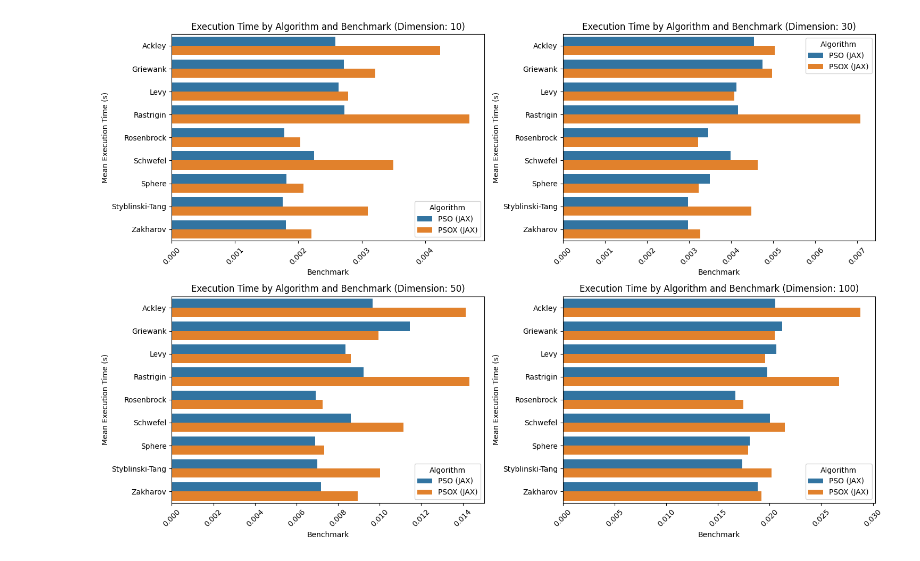
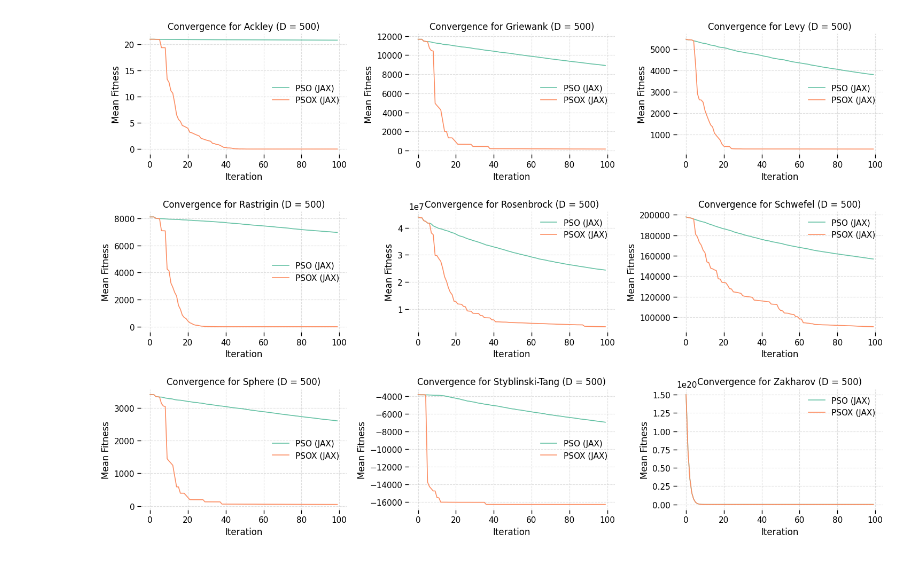
Before and after one commit to marcosnevary/pso, a Jupyter notebook: notebooks/analysis.ipynb, the cells around one changed output. Drawn from its saved outputs; the diff is of its cells as text; code cells hidden in the pictures.

```diff
--- a/notebooks/analysis.ipynb
+++ b/notebooks/analysis.ipynb
@@ -20,20 +22,0 @@ df.head()
-# %%
-fig, axes = plt.subplots(3, 3, figsize=(15, 10))
-axes = axes.flatten()
-
-dimension = 50
-for ax, benchmark in zip(axes, df["benchmark"].unique()):
-    subset = df[(df["dimension"] == dimension) & (df["benchmark"] == benchmark)]
-    for algorithm in subset["algorithm"].unique():
-        alg_subset = subset[subset["algorithm"] == algorithm]
-        fitness_histories = alg_subset["fitness_history"].tolist()
-        mean_fitness = pd.DataFrame(fitness_histories).mean()
-        ax.plot(mean_fitness, label=algorithm)
-    ax.set_title(f"Fitness History for {benchmark} (Dimension: {dimension})")
-    ax.set_xlabel("Iteration")
-    ax.set_ylabel("Mean Fitness")
-    ax.legend()
-    ax.grid()
-
-plt.tight_layout()
-plt.show()
@@ -42,31 +23,29 @@ plt.show()
-# %%
-fig, axes = plt.subplots(nrows=2, ncols=2, figsize=(15, 10))
-axes = axes.flatten()
-
-for ax, dimension in zip(axes, df["dimension"].unique()):
-    mean = (
-        df[df["dimension"] == dimension]
-        .groupby(["benchmark", "algorithm"])["execution_time"]
-        .mean()
-    )
-
-    sns.barplot(
-        x=mean.values,
-        y=mean.index.get_level_values("benchmark"),
-        hue=mean.index.get_level_values("algorithm"),
-        orient="h",
-        ax=ax,
-    )
-    ax.set_title(f"Execution Time by Algorithm and Benchmark (Dimension: {dimension})")
-    ax.set_xlabel("Benchmark")
-    ax.set_ylabel("Mean Execution Time (s)")
-    ax.legend(title="Algorithm")
-    ax.tick_params(axis="x", rotation=45)
-
-plt.tight_layout()
-plt.show()
-# %% [output]
-[figure, removed]
+# %%
+dimension = 500
+
+fig, axes = plt.subplots(3, 3, figsize=(15, 10))
+axes = axes.flatten()
+
+for ax, benchmark in zip(axes, df["benchmark"].unique()):
+    subset = df[(df["dimension"] == dimension) & (df["benchmark"] == benchmark)]
+
+    for algorithm in subset["algorithm"].unique():
+        alg_subset = subset[subset["algorithm"] == algorithm]
+        df_fitness = pd.DataFrame(alg_subset["fitness_history"].tolist())
+        mean_fitness = df_fitness.mean()
+        sns.lineplot(mean_fitness, label=algorithm, ax=ax)
+
+    ax.set_title(f"Convergence for {benchmark} (D = {dimension})")
+    ax.set_xlabel("Iteration")
+    ax.set_ylabel("Mean Fitness")
+    ax.legend(frameon=False)
+    sns.despine(ax=ax, left=True, right=True, bottom=True)
+    ax.grid(linestyle="--", alpha=0.4)
+
+plt.tight_layout()
+plt.show()
+# %% [output]
+[figure, added]
 # %%
 algorithm_a = "PSOX (JAX)"
 algorithm_b = "PSO (JAX)"
```
Also changed, not shown: parts of 7 cells of this notebook, 6 other files.
